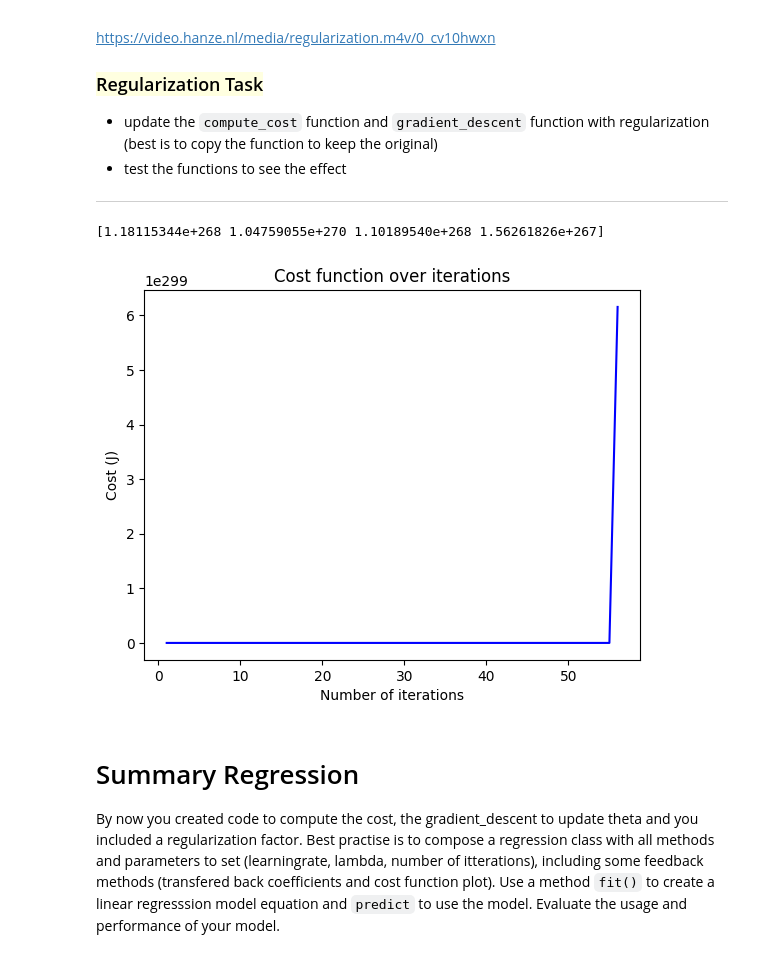
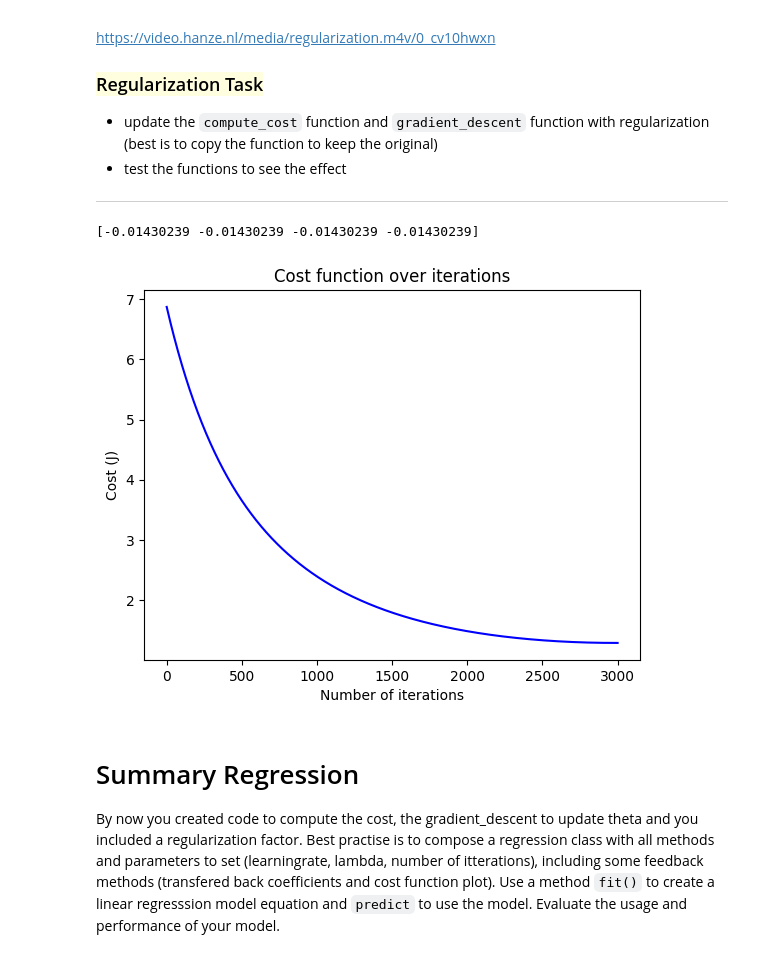
Before and after one commit to hanson20210416/Datascience5, a Jupyter notebook: Assignment_Regression.ipynb, the cells around one changed output. Cells and saved outputs as stored; diff of their text form; code cells hidden in the pictures.

```diff
--- a/Assignment_Regression.ipynb
+++ b/Assignment_Regression.ipynb
@@ -580,40 +580,40 @@ https://video.hanze.nl/media/regularization.m4v/0_cv10hwxn
 def compute_cost(X, y, theta, lambda_):
     # YOUR CODE HERE
     ### begin solution ####
     y_hat = X @ theta
     error = y_hat - y
     J = 0.5 / y.size * (np.sum(error ** 2) + lambda_ * np.sum(theta ** 2))
     return J
     ### end solution
 
-def gradient_descent(X, y, theta, alpha, num_iters, lambda_):
+def gradient_descent_lin(X, y, theta, alpha, num_iters, lambda_):
     # YOUR CODE HERE
     ### begin solution
     J_history = []
     for _ in range(num_iters):
         y_hat = X @ theta
         error = y_hat - y
-        theta -= alpha / y.size * (X.T @ error + lambda_ * theta)
+        theta -= alpha / y.size * (error.T @ error + lambda_ * theta)
         J = 0.5 / y.size * (np.sum(error ** 2) + lambda_ * np.sum(theta ** 2))
         J_history.append(J)
     ### end solution
     return theta, J_history
 
 # YOUR CODE HERE
 # prepare the data
 X, y, theta = data_preparation(df_logS)
 # test the function
 lambda_ = 1
-alpha = .01
-num_iters = 100
+alpha = 1e-6
+num_iters = 3000
 J = compute_cost(X, y, theta, lambda_)
-theta, J_history = gradient_descent(X, y, theta, alpha, num_iters, lambda_)
+theta, J_history = gradient_descent_lin(X, y, theta, alpha, num_iters, lambda_)
 # print and plot the results
 print(theta)
 draw_costs(J_history)
 # %% [output]
-[1.18115344e+268 1.04759055e+270 1.10189540e+268 1.56261826e+267]
+[-0.01430239 -0.01430239 -0.01430239 -0.01430239]
-[figure, old version]
+[figure, new version]
 # %% [markdown]
 # Summary Regression
 By now you created code to compute the cost, the gradient_descent to update theta and you included a regularization factor. Best practise is to compose a regression class with all methods and parameters to set (learningrate, lambda, number of itterations), including some feedback methods (transfered back coefficients and cost function plot). Use a method `fit()` to create a linear regresssion model equation and `predict` to use the model. Evaluate the usage and performance of your model.
```
Also changed, not shown: parts of 8 cells of this notebook.
